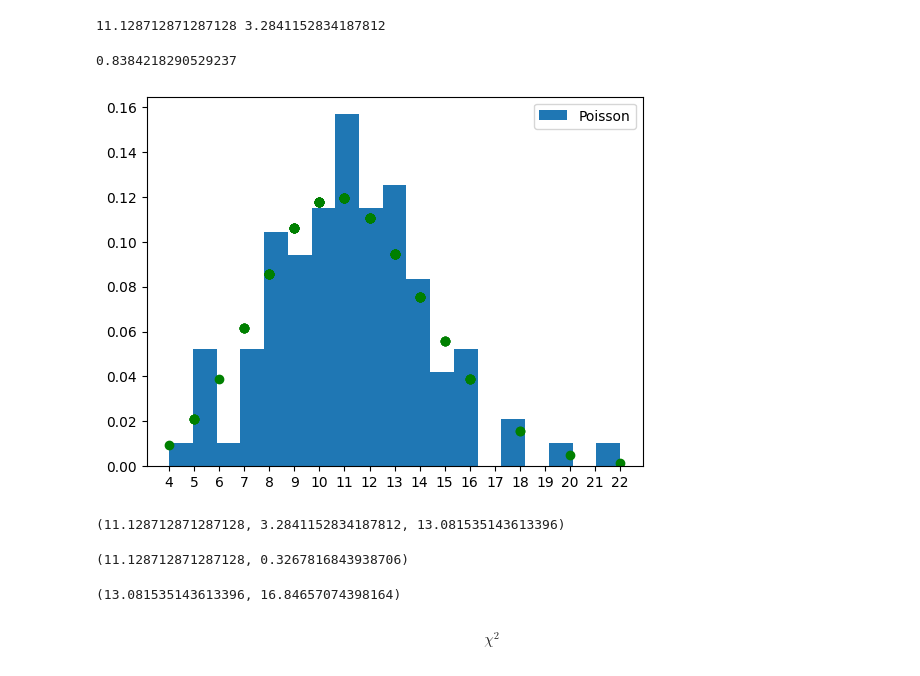
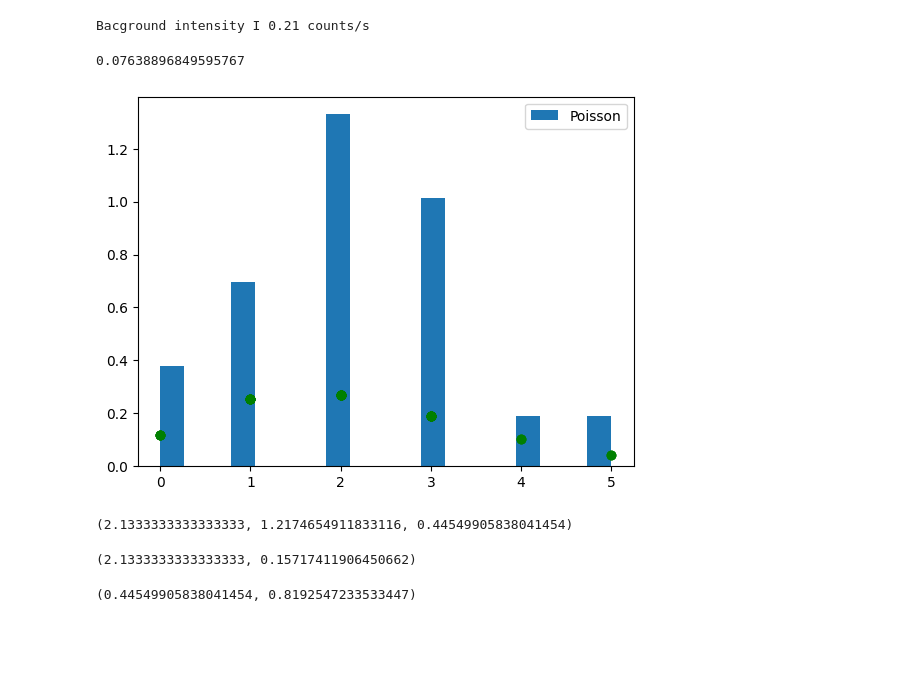
Before and after one commit to evgeny-kolonsky/Lab4_Nuclear, a Jupyter notebook: Lab4_Poisson_test.ipynb, the cells around one changed output. Cells and saved outputs as stored; diff of their text form; code cells hidden in the pictures; blank space fills up the shorter version.

```diff
--- a/Lab4_Poisson_test.ipynb
+++ b/Lab4_Poisson_test.ipynb
@@ -8,7 +8,7 @@ from scipy.stats import chisquare
 from scipy.stats import poisson
 from scipy.stats import chi2
 # %%
-URL = 'https://raw.githubusercontent.com/tphlabs/data/main/Lab4_Nuclear/2023_12_13/Co60_shelf10_101measurements.tsv'
+URL = 'https://raw.githubusercontent.com/tphlabs/data/main/Lab4_Nuclear/2023_12_14/1_Background.tsv'
 data = np.genfromtxt(URL, delimiter='\t', skip_header=11, usecols=2)
 #QTY = 40
 #s = np.random.choice(data, QTY)
@@ -16,11 +16,13 @@ s = data
 m = len(s)
 n = s.mean()
 freqs = s / m
-print(s.mean(), s.std())
+#print(s.mean(), s.std())
+I_background = s.mean() / 10
+print(f'Bacground intensity I {I_background:.2f} counts/s')
 # %% [output]
-11.128712871287128 3.2841152834187812
+Bacground intensity I 0.21 counts/s
 # %%
-BINS = 25
+BINS = 100
 DOF = BINS - 2
 def expected(x, m):
   return poisson(n).pmf(x) * m
@@ -41,31 +43,29 @@ chisquare0 = np.sum((Ok - Ek)**2 / Ek) / DOF
 #chi2.pdf(chisquare0 * DOF, DOF)
 chisquare0
 # %% [output]
-0.8384218290529237
+0.07638896849595767
 # %%
 count, bins, ignored = plt.hist(s, 19,  density=True, label='Poisson')
-plt.xticks(range(0, int(s.max())+1))
+#plt.xticks(range(0, int(s.max())+1))
 plt.legend()
 plt.scatter(s, poisson.pmf(s, n), color='green')
 plt.show()
 # %% [output]
-[figure, old version]
+[figure, new version]
 # %%
 k3 = (s - s.mean())**3
 K3 = k3.sum()/(m-1)
 s.mean(), s.std(), K3
 # %% [output]
-(11.128712871287128, 3.2841152834187812, 13.081535143613396)
+(2.1333333333333333, 1.2174654911833116, 0.44549905838041454)
 # %%
 n, err = s.mean(), s.std()/np.sqrt(m)
 # relative error in intensity
 n, err
 # %% [output]
-(11.128712871287128, 0.3267816843938706)
+(2.1333333333333333, 0.15717411906450662)
 # %%
 errK3 = np.sqrt(k3.var() / (m - 1))
 K3, errK3
 # %% [output]
-(13.081535143613396, 16.84657074398164)
+(0.44549905838041454, 0.8192547233533447)
-# %% [markdown]
-$$\chi^2$$
```
Also changed, not shown: parts of 4 cells of this notebook.
